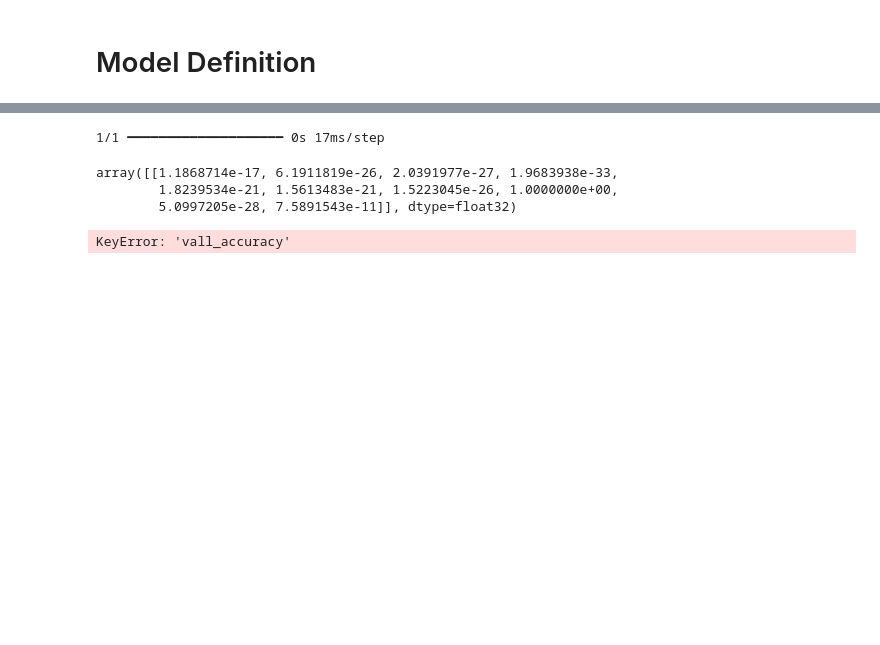
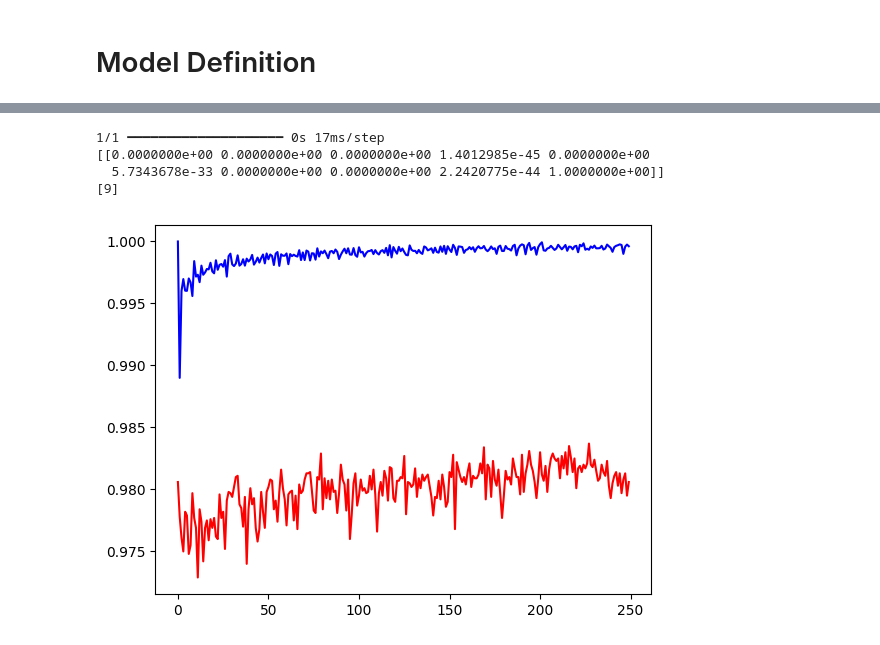
Before and after one commit to Mahdi-Miri/MNIST, a Jupyter notebook: Mnist.ipynb, the cells around one changed output, grey strips where cells are left out. Drawn from its saved outputs; the diff is of its cells as text; code cells hidden in the pictures; blank space fills up the shorter version.

```diff
--- a/Mnist.ipynb
+++ b/Mnist.ipynb
@@ -143,15 +143,18 @@ plt.imshow(img)
 # %%
-model.predict(np.reshape(img,(1,28,28)))
+predictions = model.predict(np.reshape(img,(1,28,28)))
+print(predictions)
+predicted_class = np.argmax(predictions, axis=1)
+print(predicted_class)
 # %% [output]
 1/1 ━━━━━━━━━━━━━━━━━━━━ 0s 17ms/step
+[[0.0000000e+00 0.0000000e+00 0.0000000e+00 1.4012985e-45 0.0000000e+00
+  5.7343678e-33 0.0000000e+00 0.0000000e+00 2.2420775e-44 1.0000000e+00]]
+[9]
-array([[1.1868714e-17, 6.1911819e-26, 2.0391977e-27, 1.9683938e-33,
-        1.8239534e-21, 1.5613483e-21, 1.5223045e-26, 1.0000000e+00,
-        5.0997205e-28, 7.5891543e-11]], dtype=float32)
 # %%
 acc = hist.history['accuracy']
-val_acc = hist.history['vall_accuracy']
+val_acc = hist.history['val_accuracy']
 plt.plot(acc,color = 'blue')
 plt.plot(val_acc , color = 'red')
 plt.show()
 # %% [output]
-KeyError: 'vall_accuracy'
+[figure, added]
```
Also changed, not shown: parts of 4 cells of this notebook.
